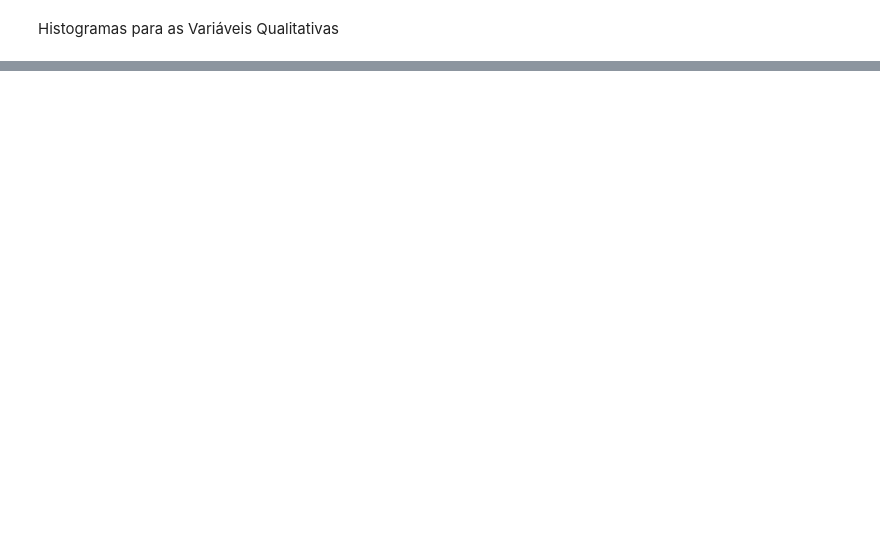
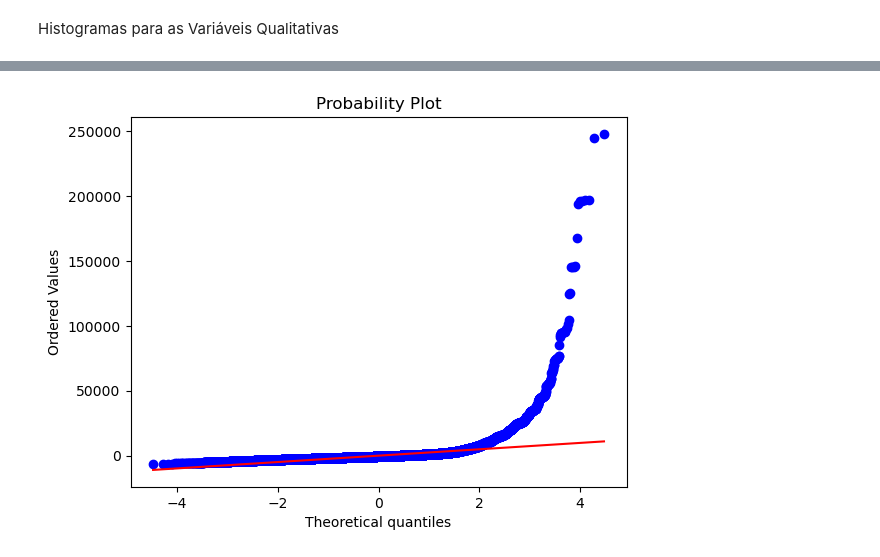
Before and after one commit to MaxG-Mattos/Cdados-projeto3, a Jupyter notebook: dadosp3.ipynb, the cells around one changed output, grey strips where cells are left out. Drawn from its saved outputs; the diff is of its cells as text; code cells hidden in the pictures; blank space fills up the shorter version.

```diff
--- a/dadosp3.ipynb
+++ b/dadosp3.ipynb
@@ -528,0 +492,11 @@ max                           60000.000000
+# %%
+def regress(Y,X):
+
+    X_cp = sm.add_constant(X)
+    model = sm.OLS(Y,X_cp)
+    results = model.fit()
+
+    return results
+
+
+display(a)
@@ -528,0 +517,12 @@ max                           60000.000000
+# %%
+
+#####ERRO A PARTIR DESSA LINHA
+
+X = a.drop("rendimento bruto mensal em dinheiro", axis=1)
+Y = a["rendimento bruto mensal em dinheiro"]
+
+from sklearn.model_selection import train_test_split
+X_train, X_test, y_train, y_test = train_test_split(X, Y, test_size=0.33, random_state=42)
+# %%
+results = regress(y_train.to_numpy(),X_train.to_numpy())
+results.summary()
@@ -528,0 +531,11 @@ max                           60000.000000
+# %%
+condicao = True
+while condicao:
+    p = results.pvalues.max()
+
+    if p > 0.1:
+        p_ = results.pvalues.idxmax()
+        X = X.drop(columns=[p_])
+        results = sm.OLS(Y,X).fit()
+    else:
+        condicao = False
@@ -528,0 +572,6 @@ max                           60000.000000
+# %%
+from scipy import stats
+stats.probplot(results.resid,  dist='norm', plot=plt)
+plt.show()
+# %% [output]
+[figure, added]
```
Also changed, not shown: parts of 23 cells of this notebook.
